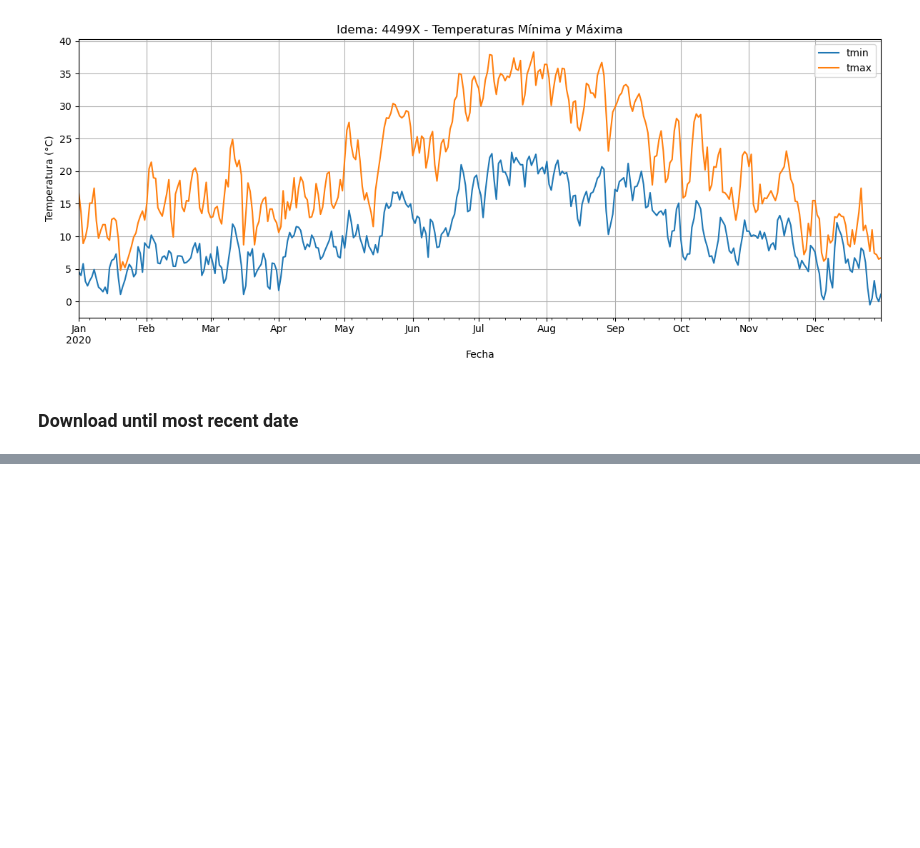
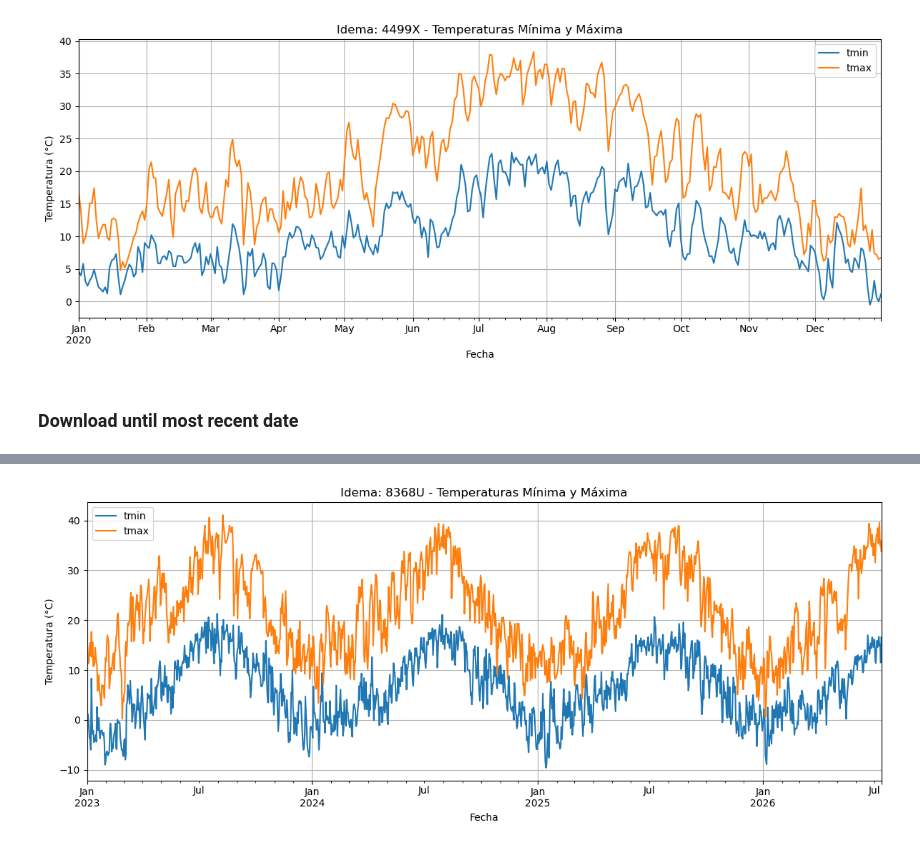
Before and after one commit to reddgr/energy-price-forecasting-in-power-grids, a Jupyter notebook: notebooks/05_historical_weather_data_download.ipynb, the cells around one changed output, grey strips where cells are left out. Saved outputs shown, nothing was run; the diff lists cells and outputs as text; code cells hidden in the pictures; blank space fills up the shorter version.

```diff
--- a/notebooks/05_historical_weather_data_download.ipynb
+++ b/notebooks/05_historical_weather_data_download.ipynb
@@ -269,3 +269,9 @@ plt.show()
 df_sample.to_csv(os.path.join(CSV_DIR,f"hist_{station_id}_2020_data.csv"), index=False)
 # %% [markdown]
 ### Download until most recent date
+# %%
+client = AemetClient(API_KEY)
+station_id = "8368U"
+df = download_station_data(client, station_id=station_id, start_date="2023-01-01",
+                           # end_date="2020-12-31",
+                            max_retries=5, sleep_seconds=6)
@@ -271,0 +314,39 @@ df_sample.to_csv(os.path.join(CSV_DIR,f"hist_{station_id}_2020_data.csv"), index
+# %%
+date_cols = ["fecha"]
+text_cols = ["indicativo", "nombre", "provincia"]
+int_cols = ["altitud", "dir", "hrMedia", "hrMax", "hrMin"]
+float_cols = ["tmed", "prec", "tmin", "tmax", "velmedia", "racha", "sol", "presMax", "presMin"]
+time_cols = ["horatmin", "horatmax", "horaracha", "horaPresMax", "horaPresMin", "horaHrMax", "horaHrMin"]
+
+for col in date_cols:
+    if col in df.columns:
+        df[col] = pd.to_datetime(df[col], format="%Y-%m-%d", errors="coerce")
+
+for col in text_cols:
+    if col in df.columns:
+        df[col] = df[col].astype("string").str.strip()
+
+for col in int_cols:
+    if col in df.columns:
+        df[col] = (
+            pd.to_numeric(df[col].astype("string").str.replace(",", ".", regex=False), errors="coerce")
+            .astype("Int64")
+        )
+
+for col in float_cols:
+    if col in df.columns:
+        df[col] = pd.to_numeric(df[col].astype("string").str.replace(",", ".", regex=False), errors="coerce")
+
+for col in time_cols:
+    if col in df.columns:
+        df[col] = df[col].astype("string").str.strip()
+# %%
+ax = df.sort_values("fecha").plot(x="fecha", y=["tmin", "tmax"], kind="line", figsize=(12,5))
+ax.set_xlabel("Fecha")
+ax.set_ylabel("Temperatura (°C)")
+ax.set_title(f"Idema: {station_id} - Temperaturas Mínima y Máxima")
+ax.grid(True)
+plt.tight_layout()
+plt.show()
+# %% [output]
+[figure, added]
```
Also changed, not shown: parts of 2 cells of this notebook, 1 other file.
